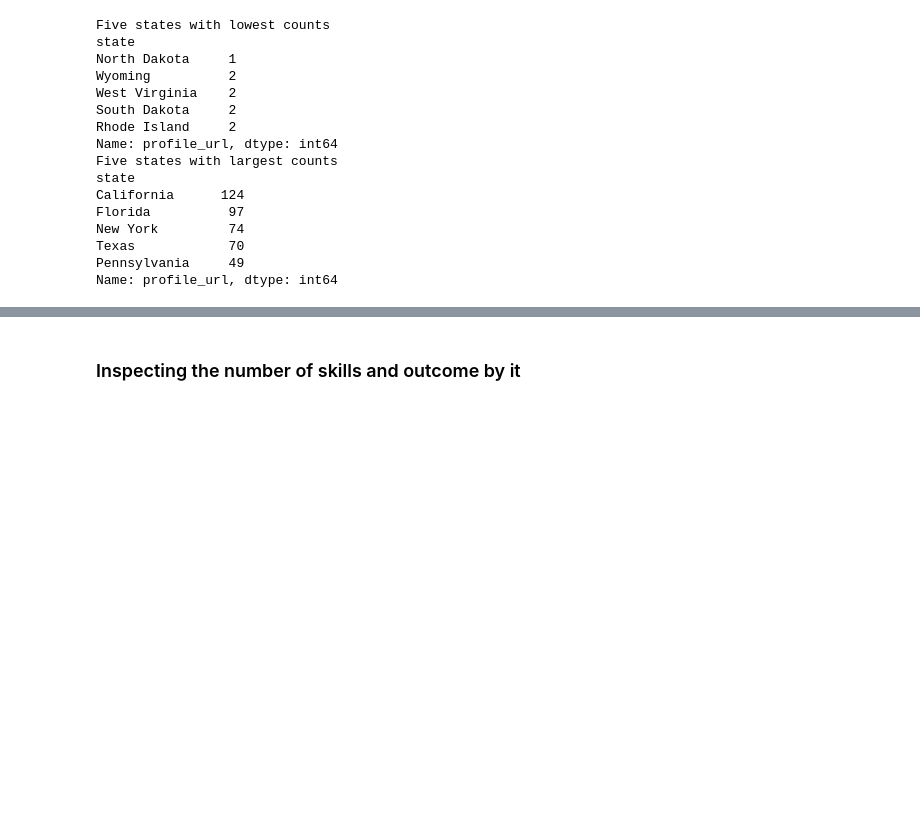
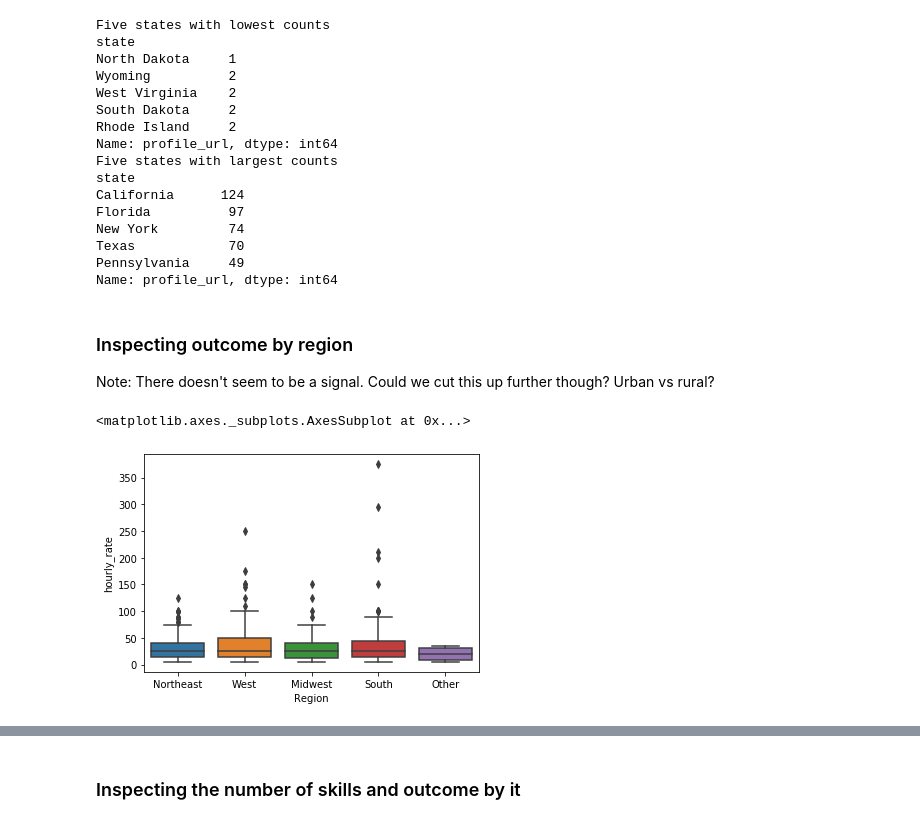
Before and after one commit to lmgibson/MyRate, a Jupyter notebook: notebooks/myrate_eda.ipynb, the cells around one changed output, grey strips where cells are left out. Saved outputs shown, nothing was run; the diff lists cells and outputs as text; code cells hidden in the pictures; blank space fills up the shorter version.

```diff
--- a/notebooks/myrate_eda.ipynb
+++ b/notebooks/myrate_eda.ipynb
@@ -58,3 +59,9 @@ all_table = all_table.drop_duplicates(subset='profile_url')
 print(all_table.shape)
 # %% [output]
 (979, 17)
+# %%
+# Merging in State Regions
+state_region_crswlk = pd.read_csv('~/Desktop/Insight/projects/myrate/data/raw/census-regions/us census bureau regions and divisions.csv')
+state_region_crswlk.head()
+
+all_table = pd.merge(all_table, state_region_crswlk, how='left', left_on='state', right_on='State')
@@ -61,2 +88,7 @@ print(all_table.shape)
+# %%
+# Inspecting null merges with region data
+all_table[all_table['State'].isna()]
+    # Ah, it is someone in Puerto Rico. Making their Region "Other"
+all_table.loc[all_table['state'] == "Puerto Rico",'Region'] = "Other"
 # %% [markdown]
 ### EDA for 'all_table'
@@ -173,3 +203,15 @@ New York         74
 Texas            70
 Pennsylvania     49
 Name: profile_url, dtype: int64
+# %% [markdown]
+### Inspecting outcome by region
+
+Note: There doesn't seem to be a signal. Could we cut this up further though? Urban vs rural?
+# %%
+# What is the distribution by region?
+sns.boxplot(x="Region", y="hourly_rate", data=all_table)
+
+# There doesn't seem to be much of a signal by region
+# %% [output]
+<matplotlib.axes._subplots.AxesSubplot at 0x...>
+[figure, added]
```
Also changed, not shown: parts of 17 cells of this notebook, 4 other files.
